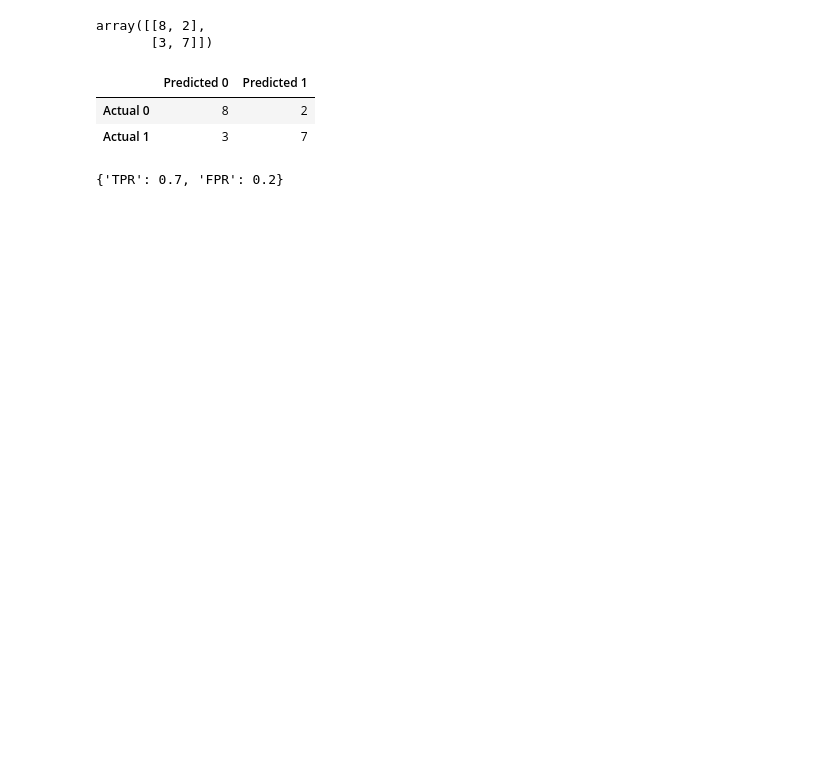
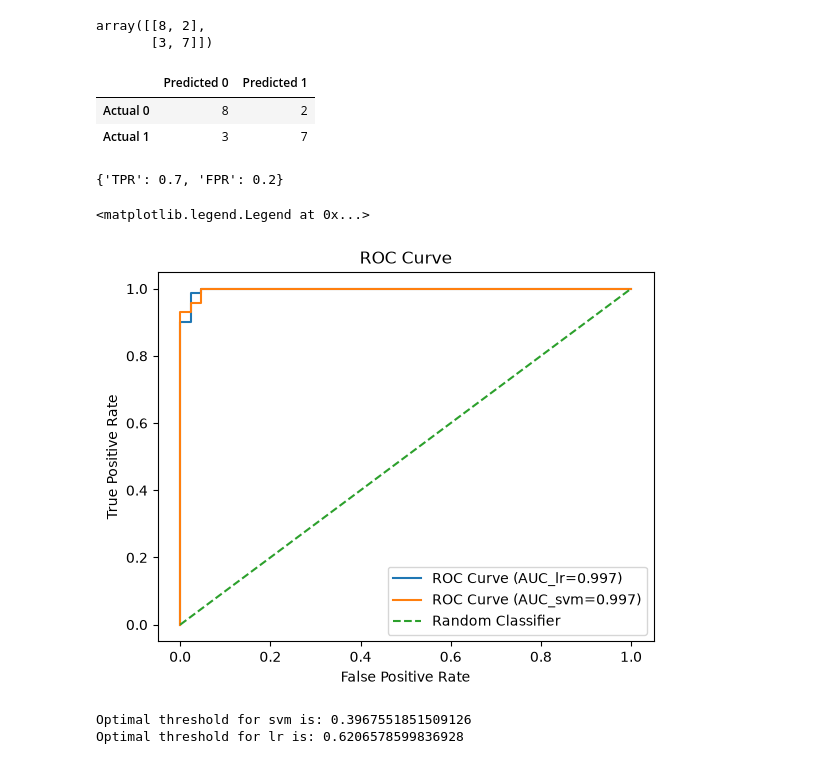
Before and after one commit to abdulsak2004-cmd/Machine-Learning, a Jupyter notebook: Model_Selection_And_Evaluation.ipynb, the cells around one changed output. Cells and saved outputs as stored; diff of their text form; code cells hidden in the pictures; blank space fills up the shorter version.

```diff
--- a/Model_Selection_And_Evaluation.ipynb
+++ b/Model_Selection_And_Evaluation.ipynb
@@ -53,0 +71,51 @@ obj.get_attr()
+# %%
+scaler = StandardScaler()
+X_train_scaled = scaler.fit_transform(X_train)
+X_test_scaled = scaler.transform(X_test)
+# %%
+y_train=y_train.values.ravel()
+y_test=y_test.values.ravel()
+# %%
+# Logistic Regression
+lr=LogisticRegression()
+lr.fit(X_train_scaled,y_train)
+lr_scores=lr.predict_proba(X_test_scaled)
+lr_scores=lr_scores[:,1]
+
+# SVM
+svm_model = SVC(probability=True)
+svm_model.fit(X_train_scaled, y_train)
+svm_scores = svm_model.predict_proba(X_test_scaled)[:,1]
+# %%
+# Generate ROC curve data for logistic regression model
+lr_fpr, lr_tpr, lr_thresholds = roc_curve(y_test, lr_scores)
+lr_auc = roc_auc_score(y_test, lr_scores)
+
+# Generate ROC curve data for SVM model
+svm_fpr, svm_tpr, svm_thresholds = roc_curve(y_test, svm_scores)
+svm_auc = roc_auc_score(y_test, svm_scores)
+# %%
+# Plot ROC curve
+plt.plot(lr_fpr, lr_tpr, label=f"ROC Curve (AUC_lr={lr_auc:.3f})")
+plt.plot(svm_fpr, svm_tpr, label=f"ROC Curve (AUC_svm={svm_auc:.3f})")
+plt.plot([0, 1], [0, 1], linestyle="--", label="Random Classifier")
+
+plt.xlabel("False Positive Rate")
+plt.ylabel("True Positive Rate")
+plt.title("ROC Curve")
+plt.legend()
+# %% [output]
+<matplotlib.legend.Legend at 0x...>
+[figure, added]
+# %%
+optimal_idx = np.argmax(svm_tpr - svm_fpr)
+svm_optimal_threshold = svm_thresholds[optimal_idx]
+print("Optimal threshold for svm is:", svm_optimal_threshold)
+
+
+optimal_idx = np.argmax(lr_tpr - lr_fpr)
+lr_optimal_threshold = lr_thresholds[optimal_idx]
+print("Optimal threshold for lr is:", lr_optimal_threshold)
+# %% [output]
+Optimal threshold for svm is: 0.3967551851509126
+Optimal threshold for lr is: 0.6206578599836928
```
Also changed, not shown: parts of 3 cells of this notebook.
